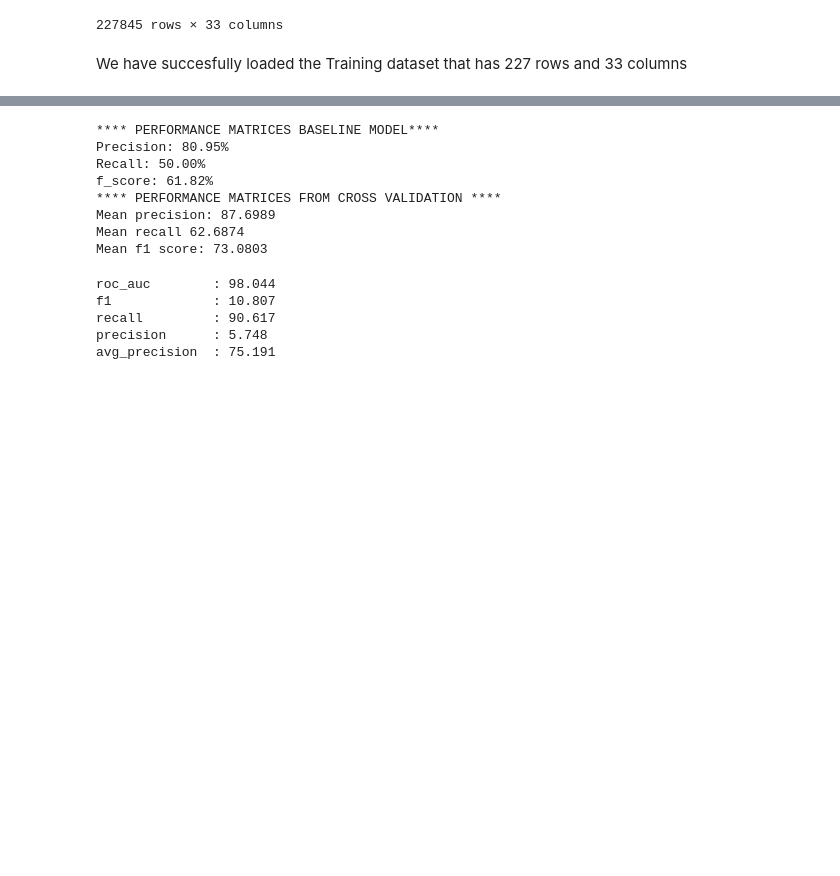
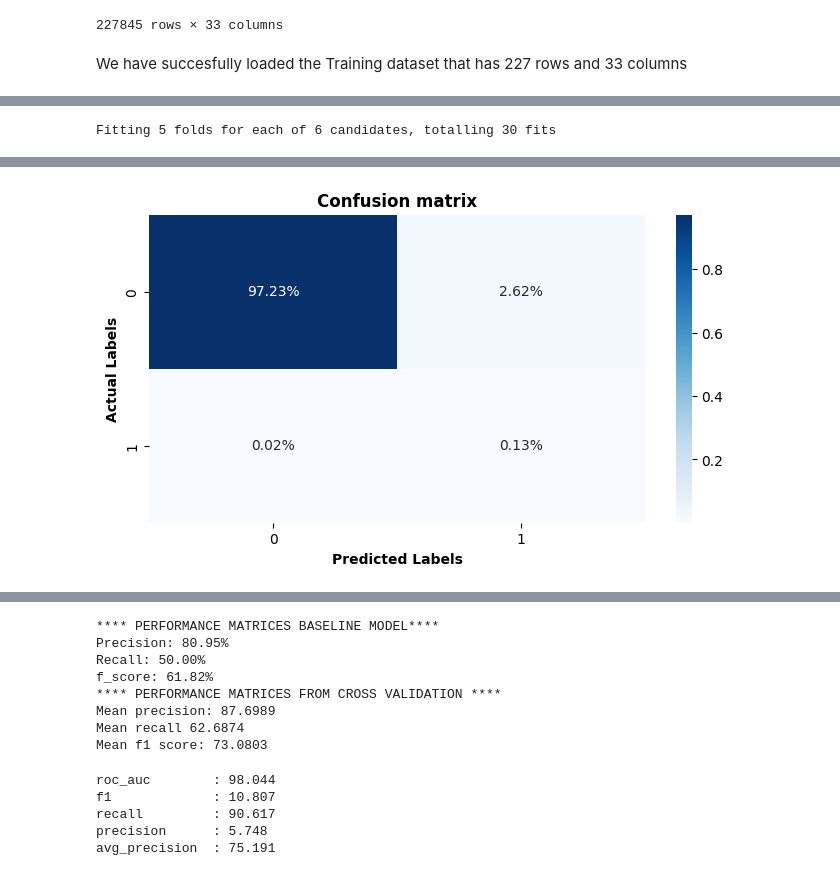
Before and after one commit to George-Njuguna/End-to-End-Real-Time-Anomaly-Detection-Pipeline, a Jupyter notebook: modelling.ipynb, the cells around one changed output, grey strips where cells are left out. Cells and saved outputs as stored; diff of their text form; code cells hidden in the pictures; blank space fills up the shorter version.

```diff
--- a/modelling.ipynb
+++ b/modelling.ipynb
@@ -161,0 +172,75 @@ F1 Score:64.29%
+# %%
+ # Pipeline for modelling using logistic regression(handling imbalance)
+ # Scalling ammount column
+scaled_col = ['ammount']
+
+processor = ColumnTransformer(
+    transformers = [
+        ('scale_column', StandardScaler(), scaled_col )
+    ],
+    remainder = 'passthrough'
+)
+
+ # pipeline
+smote_pipe = smtpipeline([
+    ('processor', processor),
+    ('smote', SMOTE(random_state = 42)),
+    ('clf', LogisticRegression( max_iter=1000 ))
+])
+
+param_grid = [
+    {'clf__penalty':[ 'l2', None],
+    'clf__C' : [0.1,1,10],
+    'clf__solver': ['lbfgs']
+}
+]
+
+ # cross validation
+skf = StratifiedKFold(n_splits=5, shuffle=True, random_state=42)
+
+grid = GridSearchCV(
+    estimator = smote_pipe,
+    param_grid = param_grid,
+    scoring = 'f1',
+    cv = skf,
+    n_jobs = 1,
+    verbose = 3
+
+)
+
+grid.fit(X_train, y_train)
+print('Best Parameters : ', grid.best_params_)
+print('Best CV f1 score : ', grid.best_score_)
+
+ # Evaluation
+best_model1= grid.best_estimator_
+y_pred1 = best_model1.predict(X_test)
+y_pred1_prob = best_model1.predict_proba(X_test)[:,1]
+precision = precision_score(y_test, y_pred1)
+recall = recall_score(y_test, y_pred1)
+f1 = f1_score(y_test, y_pred1)
+
+# Confusion Matrix
+cm = confusion_matrix(y_test, y_pred1)
+report = classification_report(y_test, y_pred1, output_dict=True)
+report_df = pd.DataFrame(report).transpose()
+
+# Heatmap for Confusion Matrix
+plt.figure( figsize = ( 8 , 4 ) )
+
+sns.heatmap( cm / np.sum( cm ) , annot=True,
+            fmt='.2%', cmap='Blues')
+
+plt.title('Confusion matrix', fontweight='bold')
+plt.xlabel('Predicted Labels', fontweight='bold')
+plt.ylabel('Actual Labels', fontweight='bold')
+
+plt.show()
+
+print('****CLASSIFICATION REPORT****')
+display(report_df)
+print("Precision:{:.2f}%".format(precision * 100))
+print("Recall:{:.2f}%".format(recall* 100))
+print("F1 Score:{:.2f}%".format(f1* 100))
+# %% [output]
+Fitting 5 folds for each of 6 candidates, totalling 30 fits
@@ -161,0 +262 @@ F1 Score:64.29%
+[figure, added]
```
Also changed, not shown: parts of 5 cells of this notebook.
